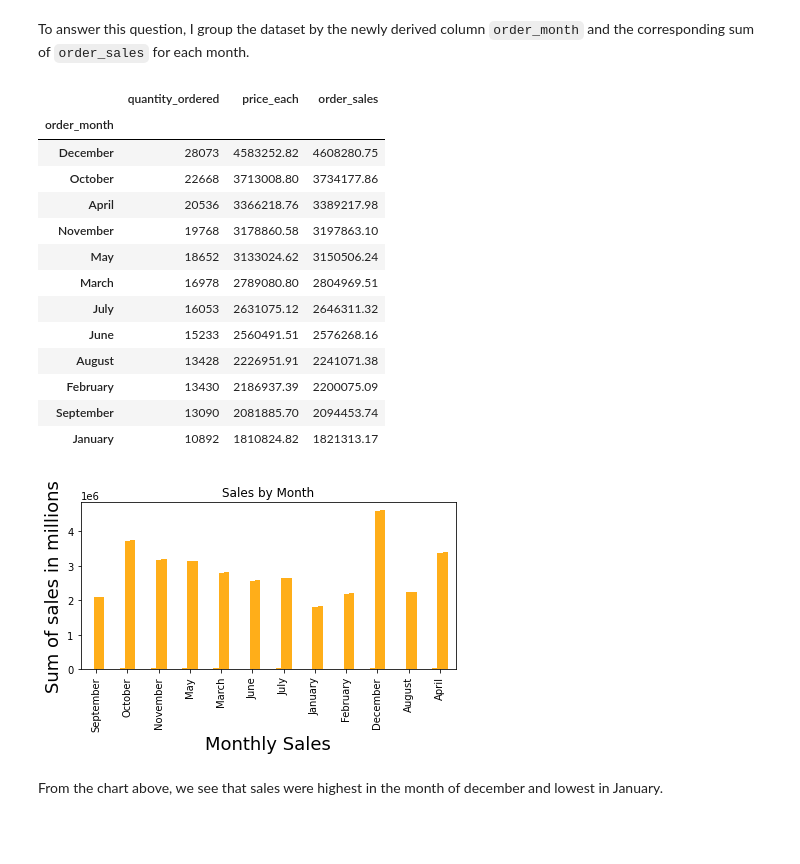
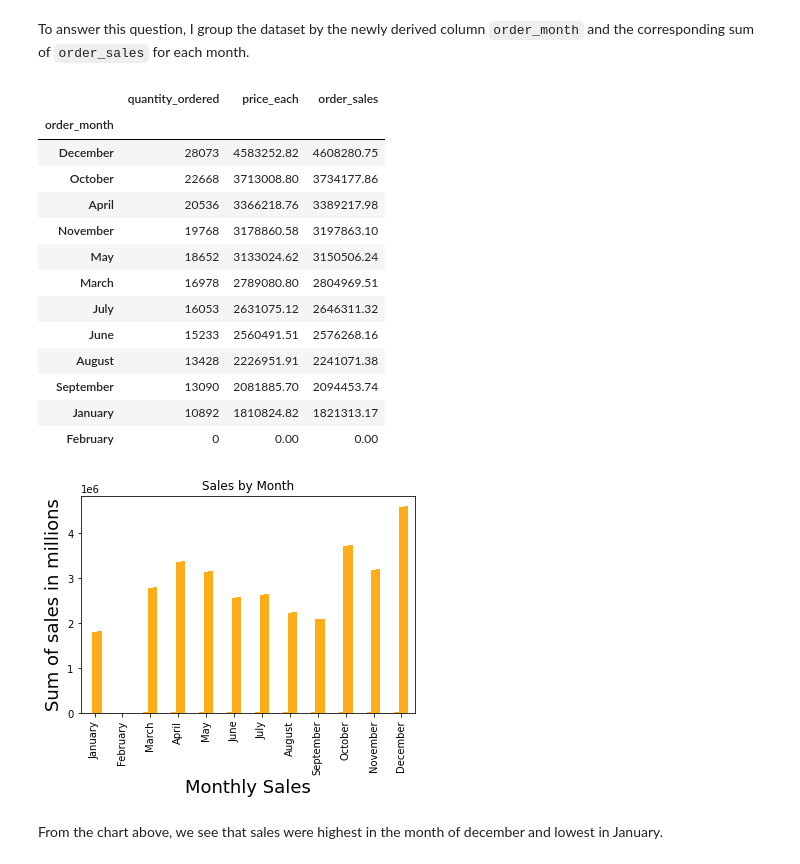
Before and after one commit to Nkem-Nwatu/Business-Analytics, a Jupyter notebook: Analytics.ipynb, the cells around one changed output. Cells and saved outputs as stored; diff of their text form; code cells hidden in the pictures; blank space fills up the shorter version.

```diff
--- a/Analytics.ipynb
+++ b/Analytics.ipynb
@@ -240,5 +207,7 @@ Sales_Data
 # %% [markdown]
 Next I change the data type of my columns change date to datetime and the figures to int.
 # %%
-#change my order date column from series to datetime
-Sales_Data['order_date'] = pd.to_datetime(Sales_Data['order_date'], errors='coerce')
+# change my order date column from series to datetime
+
+from datetime import datetime
+Sales_Data['order_date'] = pd.to_datetime(Sales_Data['order_date'])
@@ -299,2 +260,4 @@ Sales_Data.price_each.min()
 # %%
 Sales_Data.price_each = Sales_Data.price_each.astype(float)
+Sales_Data.quantity_ordered = Sales_Data.quantity_ordered.astype(int)
+Sales_Data.dtypes
@@ -410,8 +345,17 @@ from matplotlib import pyplot as plt
 ### What month had the most sales, and how much was sales was made?
 # %% [markdown]
 To answer this question, I group the dataset by the newly derived column `order_month` and the corresponding sum of `order_sales` for each month.
+# %%
+# Convert some columns to required data types
+ordinal_var_dict = {'order_month': ['January','February', 'March','April','May','June','July','August',
+'September','October','November','December']}
+for var in ordinal_var_dict:
+    ordered_var = pd.api.types.CategoricalDtype(ordered = True,
+                                                categories = ordinal_var_dict[var])
+    Sales_Data[var] = Sales_Data[var].astype(ordered_var)
 # %%
-result = Sales_Data.groupby('order_month').sum('order_sales').sort_values(by = 'order_sales', ascending = False)
+result = Sales_Data.groupby('order_month').sum('order_sales').sort_values(by =
+ 'order_sales', ascending = False)
 result
 # %% [output]
 |  | quantity_ordered | price_each | order_sales |
@@ -425,17 +369,17 @@ result
 | July | 16053 | 2631075.12 | 2646311.32 |
 | June | 15233 | 2560491.51 | 2576268.16 |
 | August | 13428 | 2226951.91 | 2241071.38 |
-| February | 13430 | 2186937.39 | 2200075.09 |
 | September | 13090 | 2081885.70 | 2094453.74 |
 | January | 10892 | 1810824.82 | 1821313.17 |
+| February | 0 | 0.00 | 0.00 |
 # %%
-counts = Sales_Data.groupby('order_month').sum('order_sales').sort_values(by = 'order_month', ascending = False)
+counts = Sales_Data.groupby('order_month').sum('order_sales')
 # Sales_Data.groupby(['order_month']).sum()['order_sales']
 counts.plot(kind='bar', title='Sales by Month',  color='orange', alpha=.9, legend = None );
 plt.xlabel('Monthly Sales', fontsize=18)
 plt.ylabel('Sum of sales in millions', fontsize=18);
 # %% [output]
-[figure, old version]
+[figure, new version]
 # %% [markdown]
 From the chart above, we see that sales were highest in the month of december and lowest in January.
 # %% [markdown]
```
Also changed, not shown: parts of 44 cells of this notebook.
